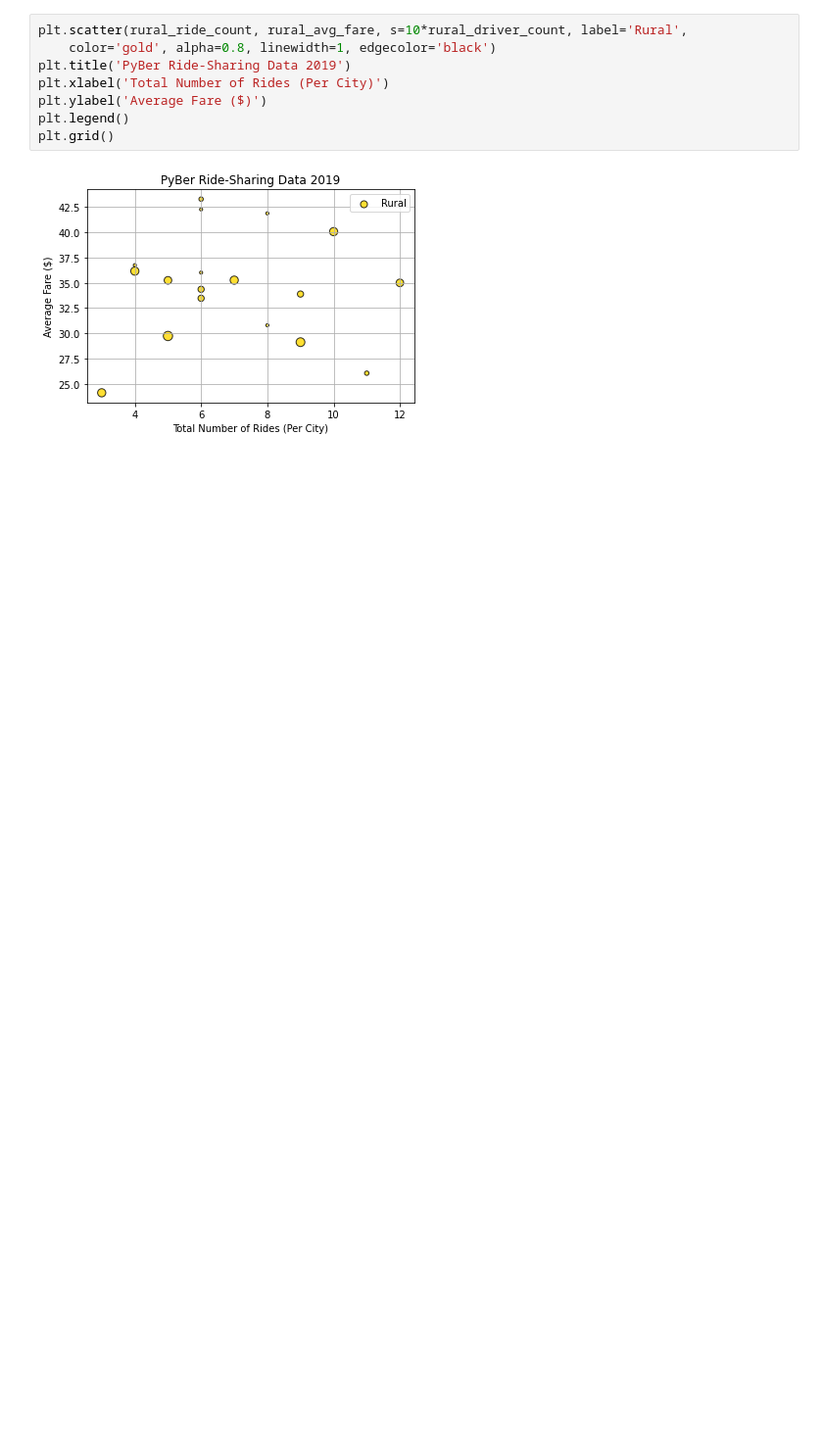
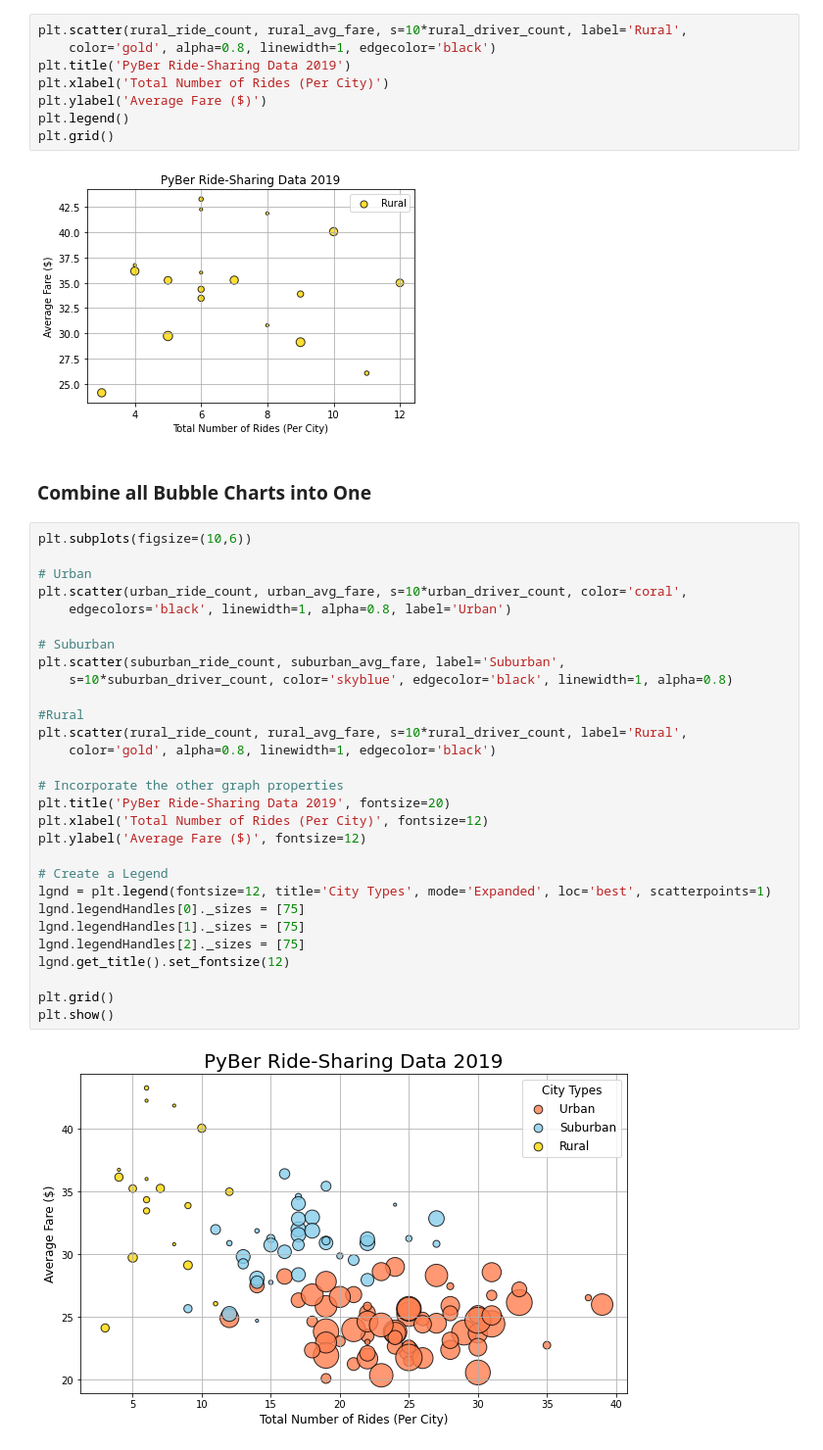
Before and after one commit to juliomeza/PyBer_Analysis, a Jupyter notebook: PyBer.ipynb, the cells around one changed output. Shown: that part at 98% size. Cells and saved outputs as stored; diff of their text form; blank space fills up the shorter version.

Commit message:
5.3.6 Buble Charts

```diff
--- a/PyBer.ipynb
+++ b/PyBer.ipynb
@@ -161,3 +161,36 @@ plt.legend()
 plt.grid()
 # %% [output]
 [figure]
+# %% [markdown]
+### Combine all Bubble Charts into One
+# %%
+plt.subplots(figsize=(10,6))
+
+# Urban
+plt.scatter(urban_ride_count, urban_avg_fare, s=10*urban_driver_count, color='coral',
+    edgecolors='black', linewidth=1, alpha=0.8, label='Urban')
+
+# Suburban
+plt.scatter(suburban_ride_count, suburban_avg_fare, label='Suburban',
+    s=10*suburban_driver_count, color='skyblue', edgecolor='black', linewidth=1, alpha=0.8)
+
+#Rural
+plt.scatter(rural_ride_count, rural_avg_fare, s=10*rural_driver_count, label='Rural',
+    color='gold', alpha=0.8, linewidth=1, edgecolor='black')
+
+# Incorporate the other graph properties
+plt.title('PyBer Ride-Sharing Data 2019', fontsize=20)
+plt.xlabel('Total Number of Rides (Per City)', fontsize=12)
+plt.ylabel('Average Fare ($)', fontsize=12)
+
+# Create a Legend
+lgnd = plt.legend(fontsize=12, title='City Types', mode='Expanded', loc='best', scatterpoints=1)
+lgnd.legendHandles[0]._sizes = [75]
+lgnd.legendHandles[1]._sizes = [75]
+lgnd.legendHandles[2]._sizes = [75]
+lgnd.get_title().set_fontsize(12)
+
+plt.grid()
+plt.show()
+# %% [output]
+[figure, added]
```
Also changed, not shown: parts of 6 cells of this notebook.
